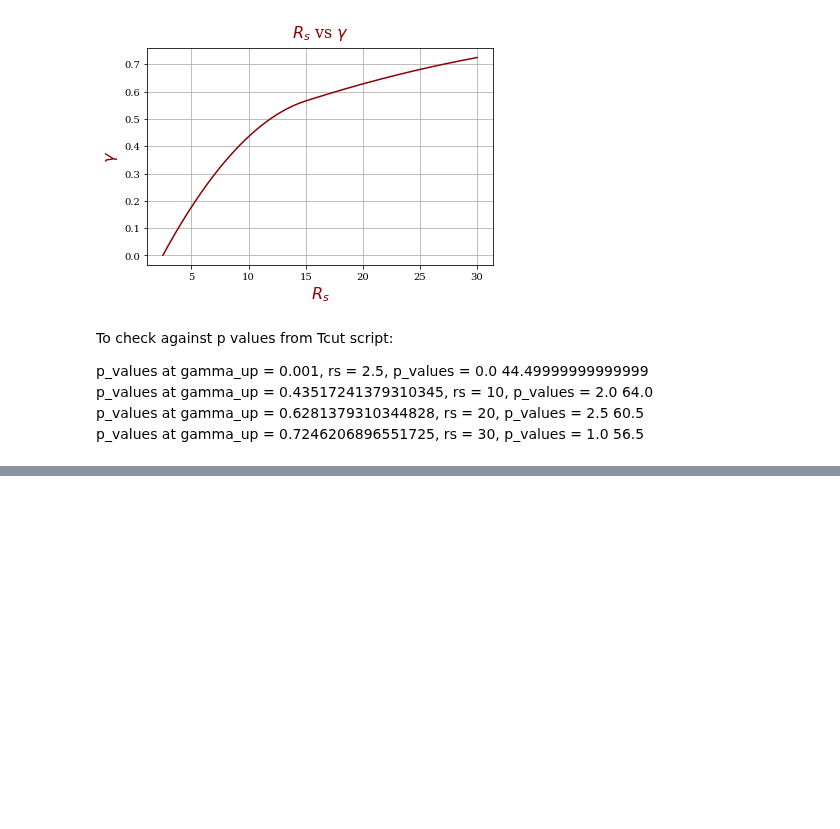
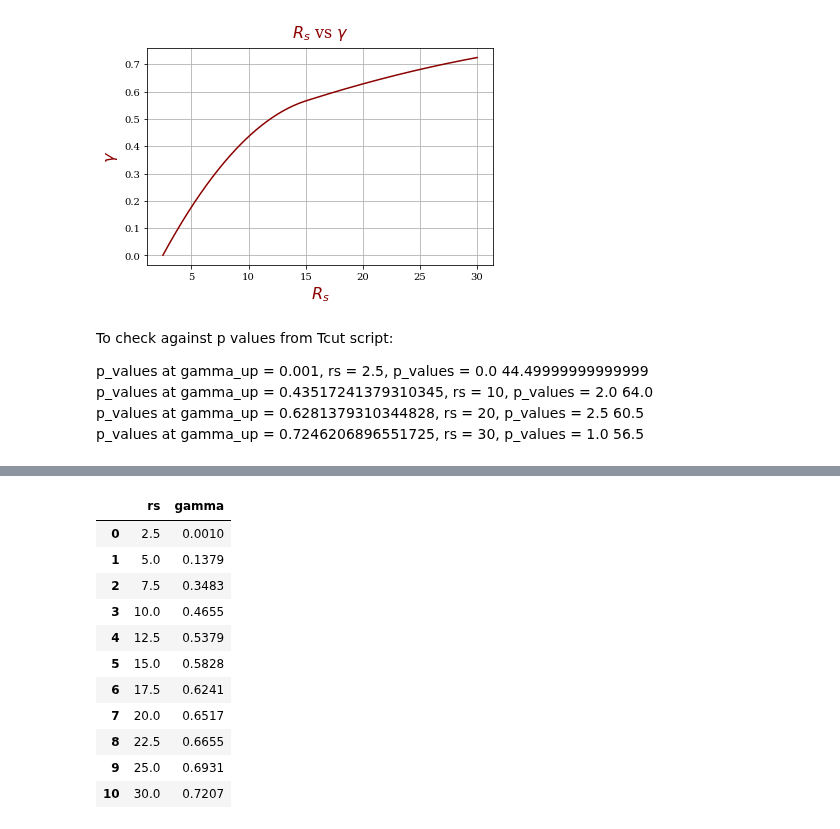
Before and after one commit to SvPoder/exoplanets, a Jupyter notebook: jupyter-notebook/plotting_rs_gamma.ipynb, the cells around one changed output, grey strips where cells are left out. Saved outputs shown, nothing was run; the diff lists cells and outputs as text; code cells hidden in the pictures; blank space fills up the shorter version.

```diff
--- a/jupyter-notebook/plotting_rs_gamma.ipynb
+++ b/jupyter-notebook/plotting_rs_gamma.ipynb
@@ -53,0 +88,15 @@ p_values at gamma_up = 0.7246206896551725, rs = 30, p_values = 1.0 56.5
+# %%
+data_noncut_df
+# %% [output]
+|  | rs | gamma |
+| 0 | 2.5 | 0.0010 |
+| 1 | 5.0 | 0.1379 |
+| 2 | 7.5 | 0.3483 |
+| 3 | 10.0 | 0.4655 |
+| 4 | 12.5 | 0.5379 |
+| 5 | 15.0 | 0.5828 |
+| 6 | 17.5 | 0.6241 |
+| 7 | 20.0 | 0.6517 |
+| 8 | 22.5 | 0.6655 |
+| 9 | 25.0 | 0.6931 |
+| 10 | 30.0 | 0.7207 |
```
Also changed, not shown: parts of 7 cells of this notebook, 1 other file.
